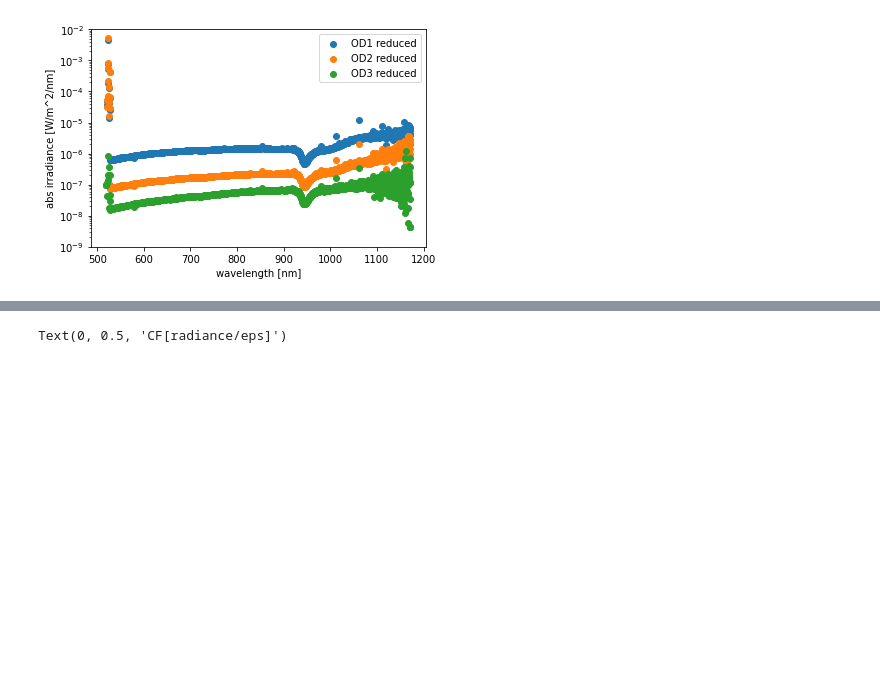
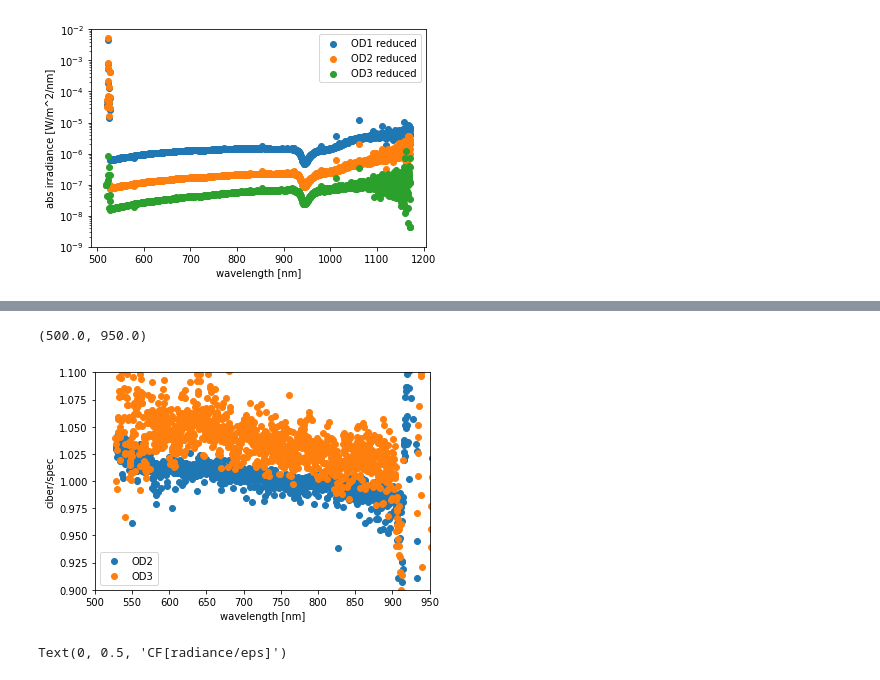
Before and after one commit to RH-REP/CIBER2, a Jupyter notebook: 10_CF.ipynb, the cells around one changed output, grey strips where cells are left out. Cells and saved outputs as stored; diff of their text form; code cells hidden in the pictures; blank space fills up the shorter version.

```diff
--- a/10_CF.ipynb
+++ b/10_CF.ipynb
@@ -89,3 +109,25 @@ for OD in ODs[1:]:
+# %%
+from scipy import interpolate
+
+cf_class_base = cf_classes["OD1"]
+fig,ax = plt.subplots()
+x =cf_class.waves_spec
+
+for OD in ODs[1:]:
+    cf_class = cf_classes[OD]
+    transparent_ciber = cf_class.eps_lvf/cf_class_base.eps_lvf
+    transparent_ciber_ip_to_spec = interpolate.interp1d(cf_class.waves_lvf,transparent_ciber,fill_value="extrapolate")(x)
+
+    transparent_fiber = cf_class.get_ND()[1]/cf_class_base.get_ND()[1]
+    ax.scatter(x,transparent_ciber_ip_to_spec/transparent_fiber,label=OD)
+ax.legend()
+ax.set_xlabel("wavelength [nm]")
+ax.set_ylabel("ciber/spec")
+ax.set_ylim(0.9,1.1)
+ax.set_xlim(500,950)
+# %% [output]
+(500.0, 950.0)
+[figure, added]
 # %%
 fig,ax = plt.subplots()
 for OD in ODs:
```
Also changed, not shown: parts of 8 cells of this notebook, 13 other files.
